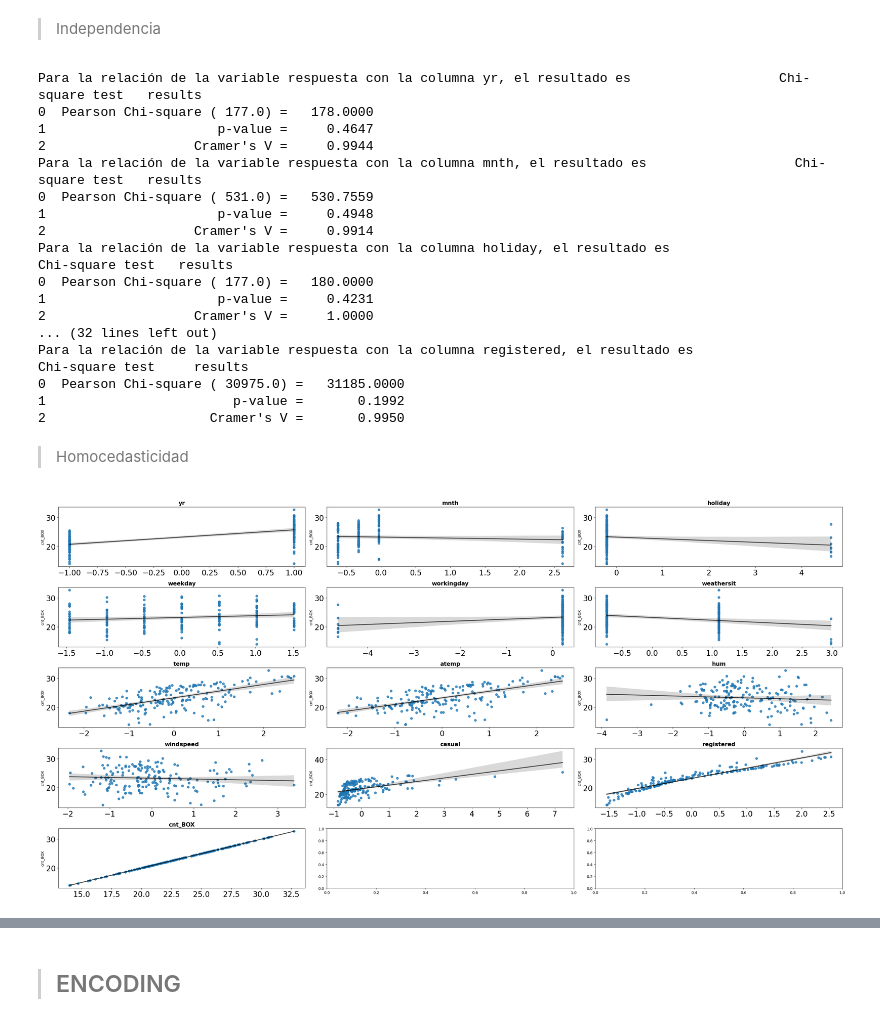
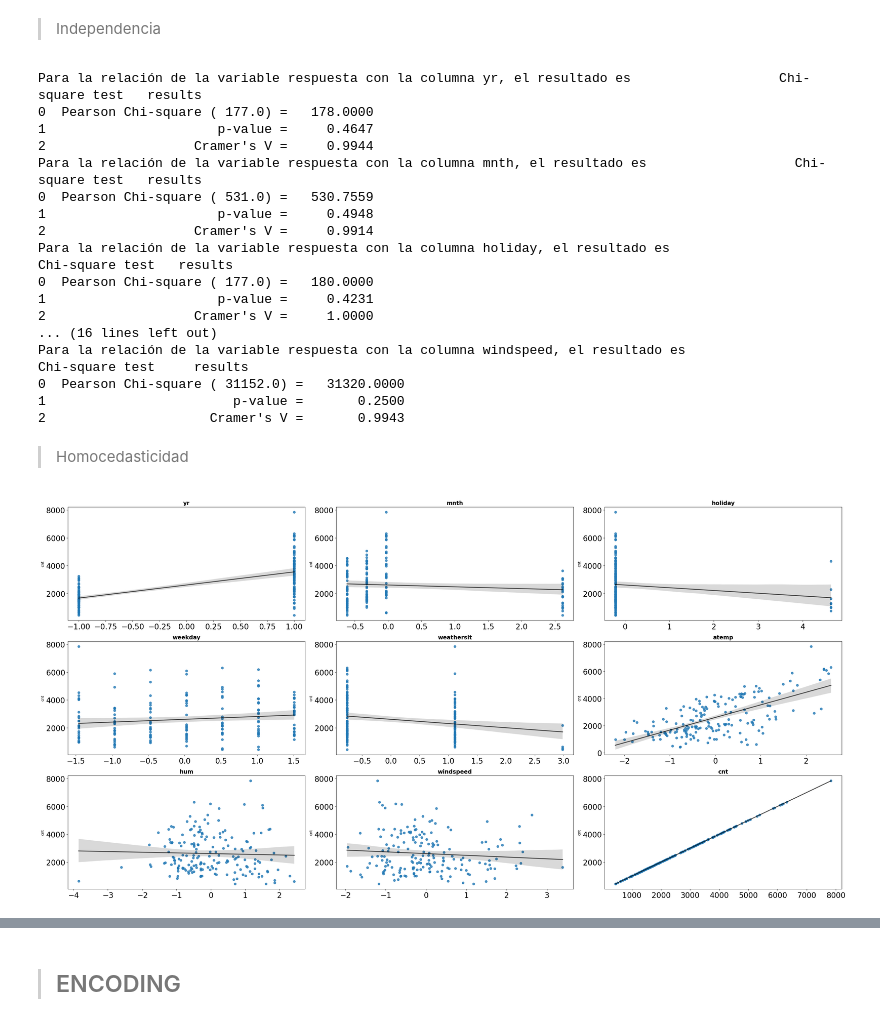
Before and after one commit to Adalab/project-DA-promo-B-modulo-3-team-1, a Jupyter notebook: vero_proyecto_winter/winter-vero.ipynb, the cells around one changed output, grey strips where cells are left out. Drawn from its saved outputs; the diff is of its cells as text; code cells hidden in the pictures.

```diff
--- a/vero_proyecto_winter/winter-vero.ipynb
+++ b/vero_proyecto_winter/winter-vero.ipynb
@@ -11,6 +11,6 @@ warnings.filterwarnings('ignore')
 # %% [markdown]
 >## EDA INVIERNO
 # %%
-df = pd.read_csv("./datos/bikes_eda_proyecto.csv", index_col=0)
+df = pd.read_csv("../datos/bikes_eda.csv", index_col=0)
 df
 # %% [output]
@@ -239,7 +230,7 @@ Index(['instant', 'yr', 'mnth', 'holiday', 'weekday', 'workingday',
 #BOXPLOT PARA LAS VARIABLES NUMÉRICAS
 
 
-fig, axes= plt.subplots(4,3, figsize=(20,10))
+fig, axes= plt.subplots(3,3, figsize=(20,10))
 
 axes=axes.flat
 
@@ -254,5 +245,5 @@ plt.show();
 # %%
-fig, axes = plt.subplots(nrows = 4, ncols = 3, figsize = (20, 10))
+fig, axes = plt.subplots(nrows = 3, ncols = 3, figsize = (20, 10))
 
 axes = axes.flat
 
@@ -490,7 +457,7 @@ Para la columna registered el resultado del test de Shapiro es: ShapiroResult(st
 import researchpy as rp
 # %%
 for col in numericas:
-    crosstab,test_results, expected2= rp.crosstab(df_resp['cnt_BOX'],numericas[col],
+    crosstab,test_results, expected2= rp.crosstab(df_resp['cnt'],numericas[col],
                                 test= "chi-square",
                                 expected_freqs= True,
                                 prop= "cell")
@@ -508,51 +475,51 @@ Para la relación de la variable respuesta con la columna holiday, el resultado
 0  Pearson Chi-square ( 177.0) =   180.0000
 1                      p-value =     0.4231
 2                   Cramer's V =     1.0000
-... (32 lines left out)
-Para la relación de la variable respuesta con la columna registered, el resultado es                     Chi-square test     results
-0  Pearson Chi-square ( 30975.0) =   31185.0000
-1                        p-value =       0.1992
-2                     Cramer's V =       0.9950
+... (16 lines left out)
+Para la relación de la variable respuesta con la columna windspeed, el resultado es                     Chi-square test     results
+0  Pearson Chi-square ( 31152.0) =   31320.0000
+1                        p-value =       0.2500
+2                     Cramer's V =       0.9943
 # %%
 #Los datos de las variables independientes no son independientes con respecto a la variable respuesta.
 # %% [markdown]
 >Homocedasticidad
 # %%
-df=pd.read_csv('datos/bikes_norm_estand.csv')
-df_resp=df['cnt_BOX'].reset_index()
+df=pd.read_csv('datos/bikes_estand.csv')
+df_resp=df['cnt'].reset_index()
 df=df.drop(['Unnamed: 0'],axis=1)
 numericas=df.select_dtypes(include=np.number)
 # %%
-fig, axes = plt.subplots(nrows = 5, ncols = 3, figsize = (30, 15))
+fig, axes = plt.subplots(nrows = 3, ncols = 3, figsize = (30, 15))
 
 # definimos una lista de colores. Cada color corresponderá a una gráfica
 lista_colores = ["blue", "green", "red", "cyan", "magenta", "orange"]
 
 axes = axes.flat
 
 # iniciamos un for loop para no tener que escribir la misma línea de código muchas veces
 for i, colum in enumerate(numericas.columns):
     sns.regplot(
         data = df,
         x = colum,
-        y = 'cnt_BOX',
+        y = 'cnt',
         #color = lista_colores[i],
         line_kws = {"color": "black", "alpha": 0.7 },
         ax = axes[i])
 
     # establecemos el título de cada gráfica
     axes[i].set_title(colum, fontsize = 15, fontweight = "bold")
 
     # establacemos el tamaño de la letras de los ejes
     axes[i].tick_params(labelsize = 20)
 
     # establecemos que no queremos que aparezca nada en el eje x
     axes[i].set_xlabel("")
 
 # ajustamos el tamaño de cada subplot para que no se vean superpuestos.
 fig.tight_layout();
 # %% [output]
-[figure, old version]
+[figure, new version]
 # %%
 # Tenemos algunas variables homocedásticas, pero no todas. Las variables casual y registered don las menos homocedásticas.
 # %%
```
Also changed, not shown: parts of 37 cells of this notebook, 17 other files.
